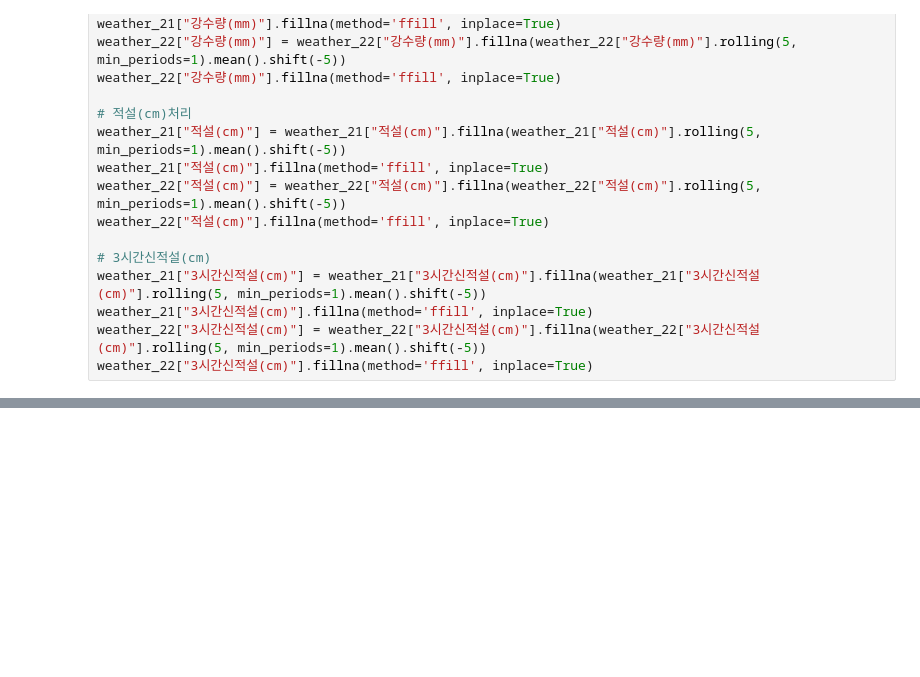
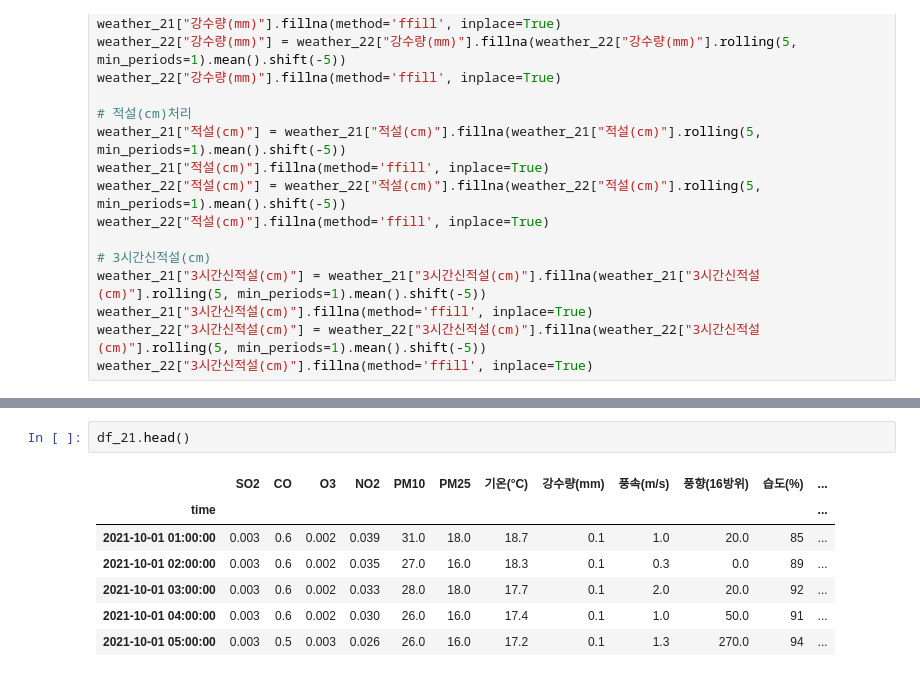
Before and after one commit to hwtheowl/Air_Quality_Prediction, a Jupyter notebook: Preprocess.ipynb, the cells around one changed output, grey strips where cells are left out. Drawn from its saved outputs; the diff is of its cells as text; blank space fills up the shorter version.

```diff
--- a/Preprocess.ipynb
+++ b/Preprocess.ipynb
@@ -328,0 +490,10 @@ weather_21
+# %%
+df_21.head()
+# %% [output]
+|  | SO2 | CO | O3 | NO2 | PM10 | PM25 | 기온(°C) | 강수량(mm) | 풍속(m/s) | 풍향(16방위) | 습도(%) | ... |
+| time |  |  |  |  |  |  |  |  |  |  |  | ... |
+| 2021-10-01 01:00:00 | 0.003 | 0.6 | 0.002 | 0.039 | 31.0 | 18.0 | 18.7 | 0.1 | 1.0 | 20.0 | 85 | ... |
+| 2021-10-01 02:00:00 | 0.003 | 0.6 | 0.002 | 0.035 | 27.0 | 16.0 | 18.3 | 0.1 | 0.3 | 0.0 | 89 | ... |
+| 2021-10-01 03:00:00 | 0.003 | 0.6 | 0.002 | 0.033 | 28.0 | 18.0 | 17.7 | 0.1 | 2.0 | 20.0 | 92 | ... |
+| 2021-10-01 04:00:00 | 0.003 | 0.6 | 0.002 | 0.030 | 26.0 | 16.0 | 17.4 | 0.1 | 1.0 | 50.0 | 91 | ... |
+| 2021-10-01 05:00:00 | 0.003 | 0.5 | 0.003 | 0.026 | 26.0 | 16.0 | 17.2 | 0.1 | 1.3 | 270.0 | 94 | ... |
```
Also changed, not shown: parts of 36 cells of this notebook, 5 other files.
